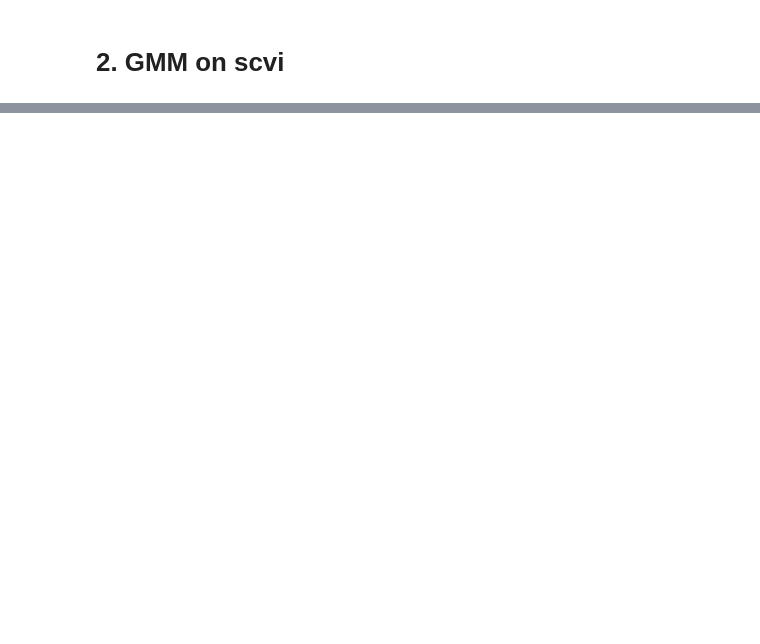
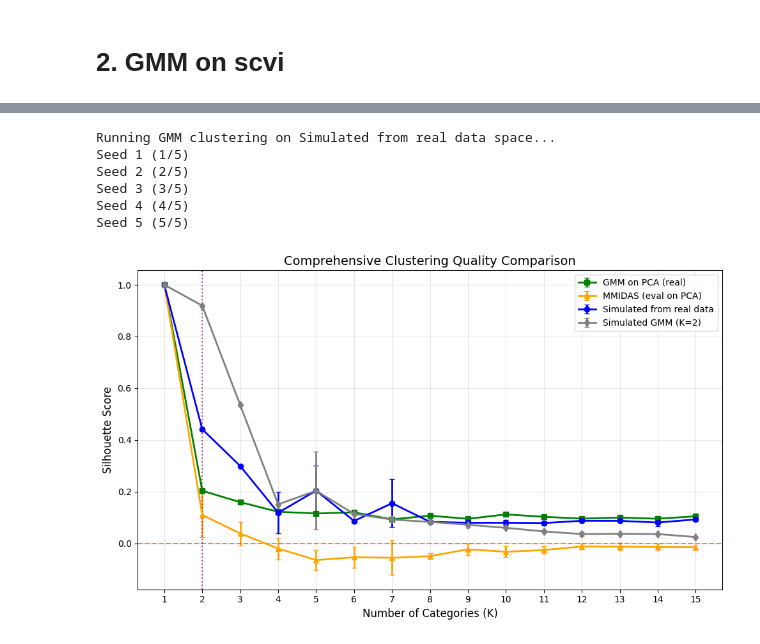
Before and after one commit to ShuonanChen/LCNE_transcriptomics, a Jupyter notebook: notebooks/snRNA/continuum_analayis.ipynb, the cells around one changed output, grey strips where cells are left out. Cells and saved outputs as stored; diff of their text form; code cells hidden in the pictures; blank space fills up the shorter version.

```diff
--- a/notebooks/snRNA/continuum_analayis.ipynb
+++ b/notebooks/snRNA/continuum_analayis.ipynb
@@ -232,23 +347,38 @@ plt.gca().set_aspect('equal'); plt.legend(); plt.show()
 # %%
-sim_scores = run_gmm_analysis(Z_syn, "Simulated", random_seeds, K_range)
-mean_sim = np.nanmean(sim_scores, axis=0)
-std_sim = np.nanstd(sim_scores, axis=0)
+sim_scores_real = run_gmm_analysis(Z_syn, "Simulated from real data", random_seeds, K_range)
+mean_sim_real = np.nanmean(sim_scores_real, axis=0)
+std_sim_real = np.nanstd(sim_scores_real, axis=0)
 
-# Create final comparison plot
-plt.figure(figsize=(6, 4))
-plt.errorbar(x_pos, mean_sim, yerr=std_sim, marker='o',
-             label='Simulated data', linewidth=2, capsize=3)
+# Create comprehensive comparison plot
+plt.figure(figsize=(10, 6))
+
+# Real data methods
 plt.errorbar(x_pos, mean_pca, yerr=std_pca, marker='s',
-             label='GMM on PCA (real)', linewidth=2, capsize=3)
+             label='GMM on PCA (real)', linewidth=2, capsize=3, color='green')
 plt.errorbar(x_pos, mmidas_pca_mean, yerr=mmidas_pca_std, marker='^',
-             label='MMIDAS (eval on PCA)', linewidth=2, capsize=3)
+             label='MMIDAS (eval on PCA)', linewidth=2, capsize=3, color='orange')
+
+# Simulated data methods
+plt.errorbar(x_pos, mean_sim_real, yerr=std_sim_real, marker='o',
+             label='Simulated from real data', linewidth=2, capsize=3, color='blue')
+plt.errorbar(x_pos, mean_sim, yerr=std_sim, marker='d',
+             label=f'Simulated GMM (K={gt_k})', linewidth=2, capsize=3, color='gray')
 
 plt.xlabel('Number of Categories (K)', fontsize=12)
 plt.ylabel('Silhouette Score', fontsize=12)
-plt.title('Clustering Quality Comparison: Simulated vs Real Data', fontsize=14)
+plt.title('Comprehensive Clustering Quality Comparison', fontsize=14)
 plt.xticks(x_pos, K_range)
 plt.legend()
 plt.grid(True, alpha=0.3)
-plt.axhline(y=0, color='red', linestyle='--', alpha=0.5)
+plt.axhline(y=0, color='red', linestyle='--', alpha=0.5, label='Zero baseline')
+plt.axvline(x=gt_k-1, color='purple', linestyle=':', alpha=0.7, label=f'True K={gt_k}')
 plt.tight_layout()
 plt.show()
+# %% [output]
+Running GMM clustering on Simulated from real data space...
+Seed 1 (1/5)
+Seed 2 (2/5)
+Seed 3 (3/5)
+Seed 4 (4/5)
+Seed 5 (5/5)
+[figure, added]
```
Also changed, not shown: parts of 14 cells of this notebook.
